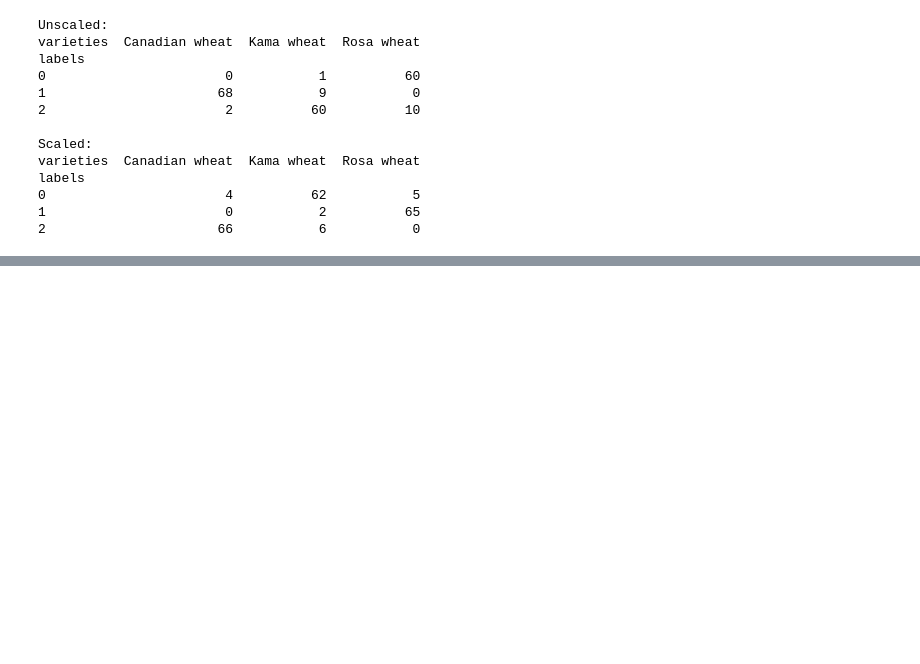
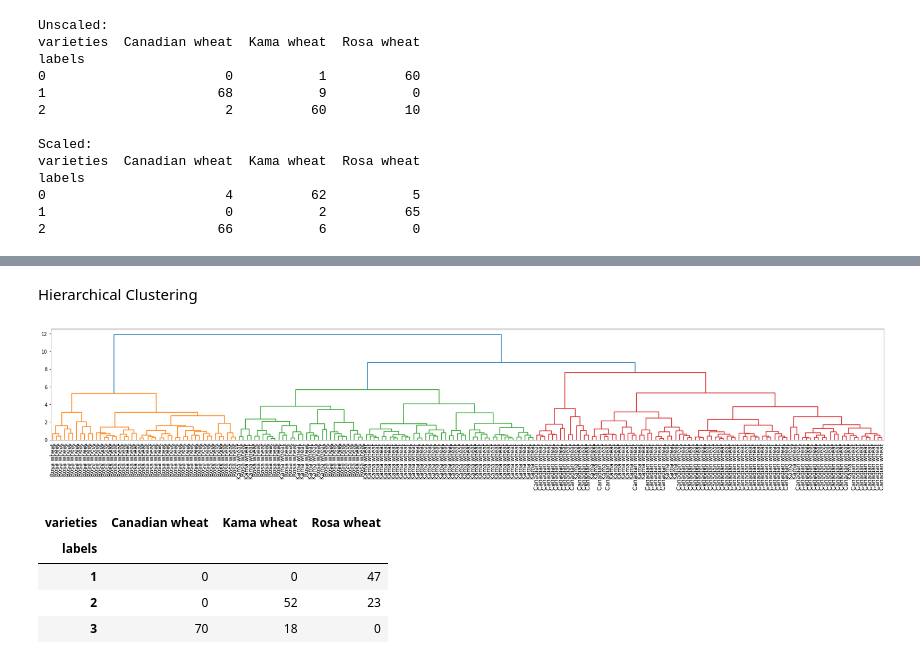
Before and after one commit to MaudDK/unsupervised-learning-scikit-grains-dataset, a Jupyter notebook: explore.ipynb, the cells around one changed output, grey strips where cells are left out. Cells and saved outputs as stored; diff of their text form; code cells hidden in the pictures; blank space fills up the shorter version.

Commit message:
Completed Hierarchical Clustering using fcluster and dendrograms

```diff
--- a/explore.ipynb
+++ b/explore.ipynb
@@ -108,0 +139,23 @@ labels
+# %% [markdown]
+Hierarchical Clustering
+# %%
+from scipy.cluster.hierarchy import linkage, dendrogram, fcluster
+mergings = linkage(X, method='complete')
+fig = plt.figure(figsize=(25, 5), tight_layout = True)
+
+dendrogram(mergings,
+           labels = list(varieties),
+           leaf_rotation=90,
+           leaf_font_size=12)
+plt.show()
+labels = fcluster(mergings, 8, criterion= 'distance')
+df = pd.DataFrame({'labels': labels, 'varieties': varieties})
+ctcomplete = pd.crosstab(df['labels'], df['varieties'])
+ctcomplete
+# %% [output]
+[figure, added]
+| varieties | Canadian wheat | Kama wheat | Rosa wheat |
+| labels |  |  |  |
+| 1 | 0 | 0 | 47 |
+| 2 | 0 | 52 | 23 |
+| 3 | 70 | 18 | 0 |
```
Also changed, not shown: parts of 8 cells of this notebook, 1 other file.
